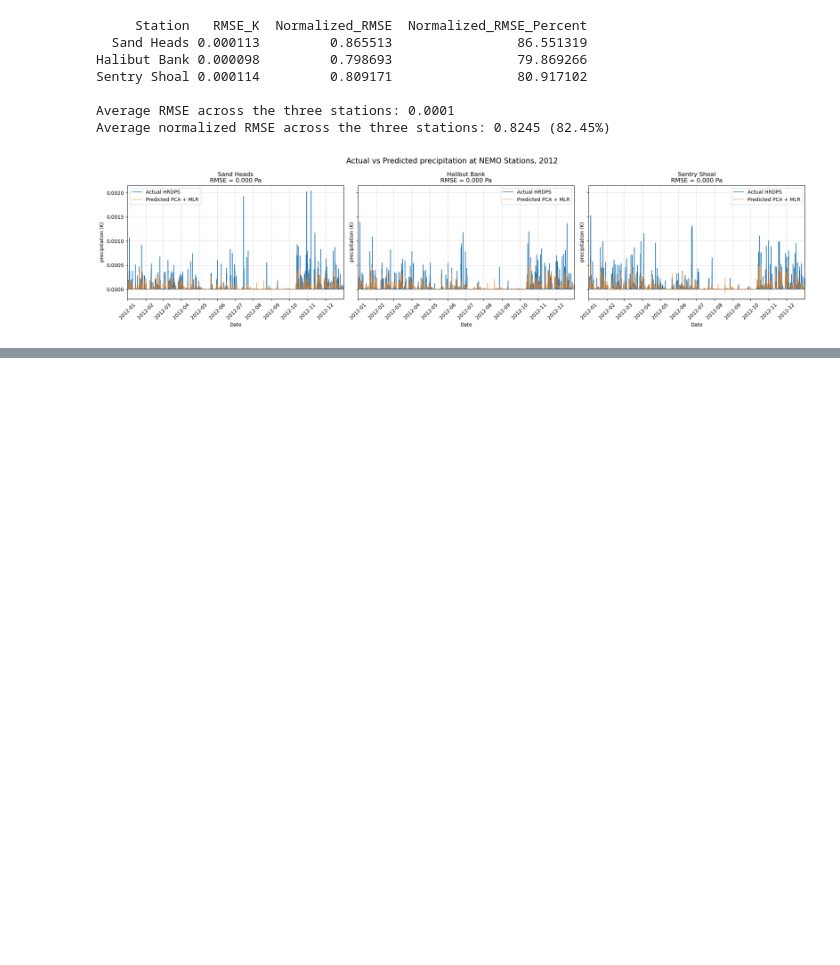
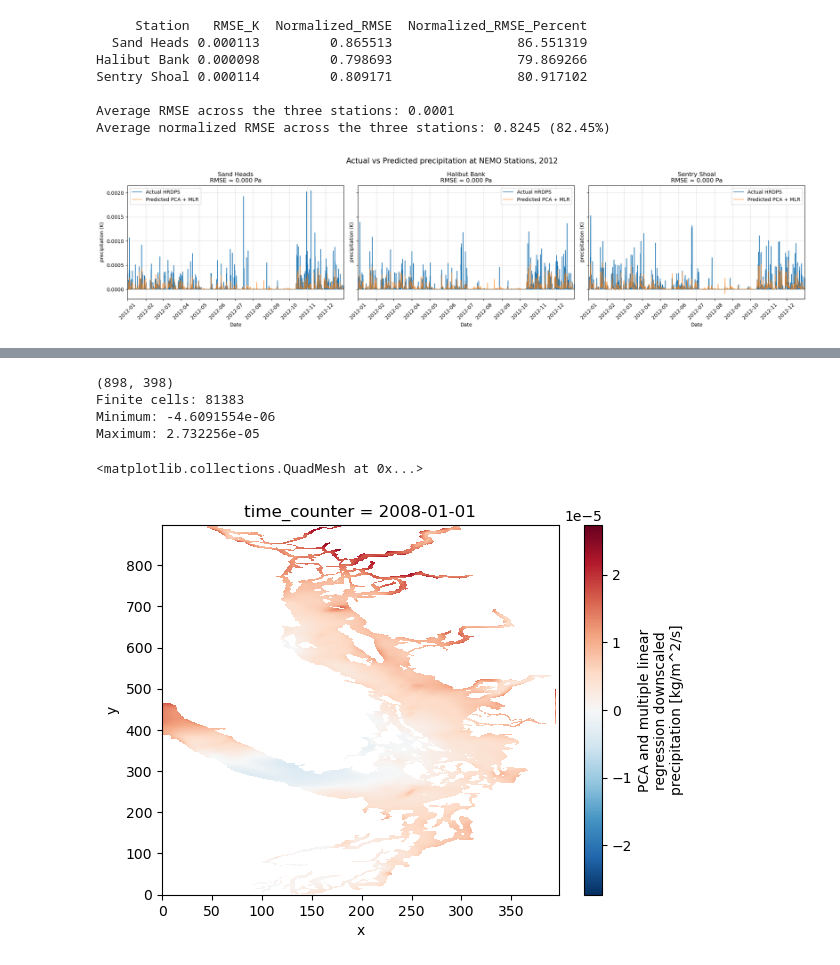
Before and after one commit to SalishSeaCast/analysis-dishika, a Jupyter notebook: notebooks/PCA_new_grid/precipitation.ipynb, the cells around one changed output, grey strips where cells are left out. Saved outputs shown, nothing was run; the diff lists cells and outputs as text; code cells hidden in the pictures; blank space fills up the shorter version.

Commit message:
Precipitation file created

```diff
--- a/notebooks/PCA_new_grid/precipitation.ipynb
+++ b/notebooks/PCA_new_grid/precipitation.ipynb
@@ -991,0 +977,4 @@ plt.show()
+# %%
+output_directory = Path("/ocean/dtaneja/MOAD/analysis-dishika/notebooks/results/pca_lr_predictions_2008")
+output_directory.mkdir(parents=True, exist_ok=True)
+precipitation_output_file = output_directory / "pred_precipitation_2008.nc"
@@ -991,0 +1078,5 @@ plt.show()
+# %%
+ds_precipitation_check = xr.open_dataset(precipitation_output_file)
+print(ds_precipitation_check)
+print("Precipitation dimensions:",ds_precipitation_check["precip"].dims)
+print("Precipitation shape:",ds_precipitation_check["precip"].shape)
@@ -991,0 +1101,16 @@ plt.show()
+# %%
+first_precipitation_map = ds_precipitation_check["precip"].isel(time_counter=0).values
+print(first_precipitation_map.shape)
+print("Finite cells:", np.isfinite(first_precipitation_map).sum())
+print("Minimum:", np.nanmin(first_precipitation_map))
+print("Maximum:", np.nanmax(first_precipitation_map))
+# %% [output]
+(898, 398)
+Finite cells: 81383
+Minimum: -4.6091554e-06
+Maximum: 2.732256e-05
+# %%
+ds_precipitation_check["precip"].isel(time_counter=0).plot()
+# %% [output]
+<matplotlib.collections.QuadMesh at 0x...>
+[figure, added]
```
Also changed, not shown: parts of 7 cells of this notebook.
